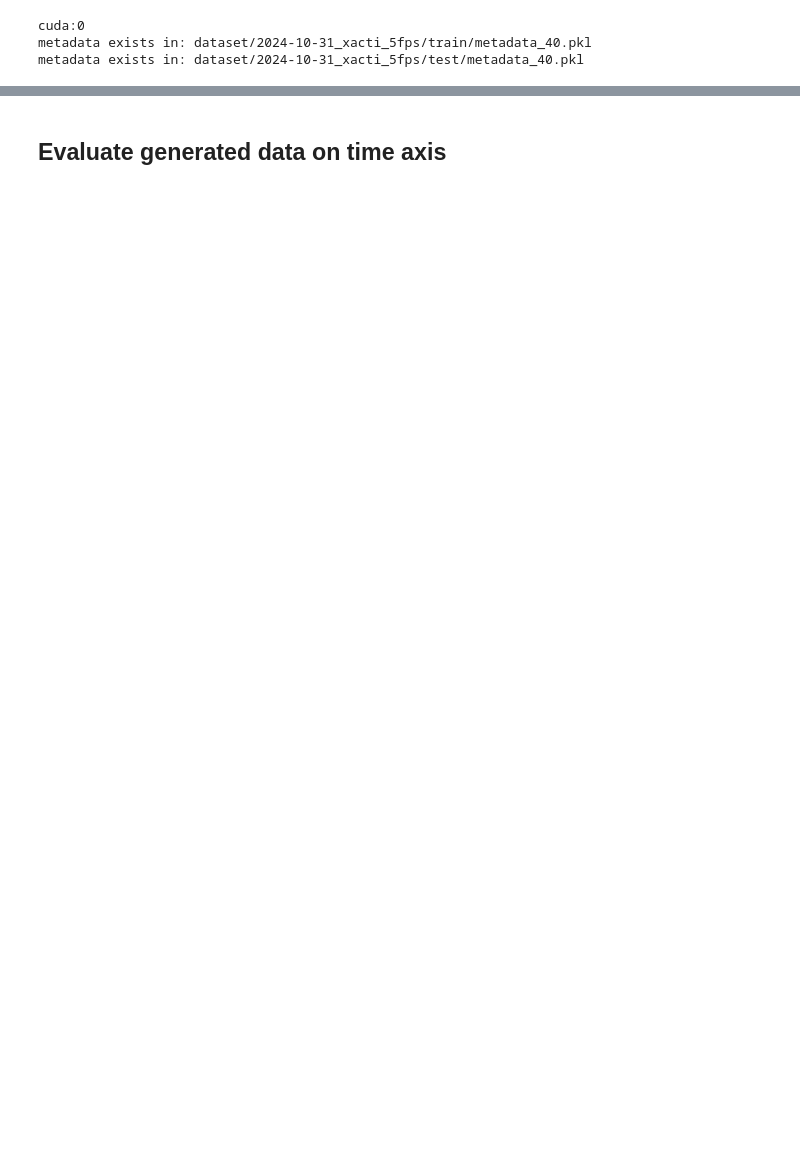
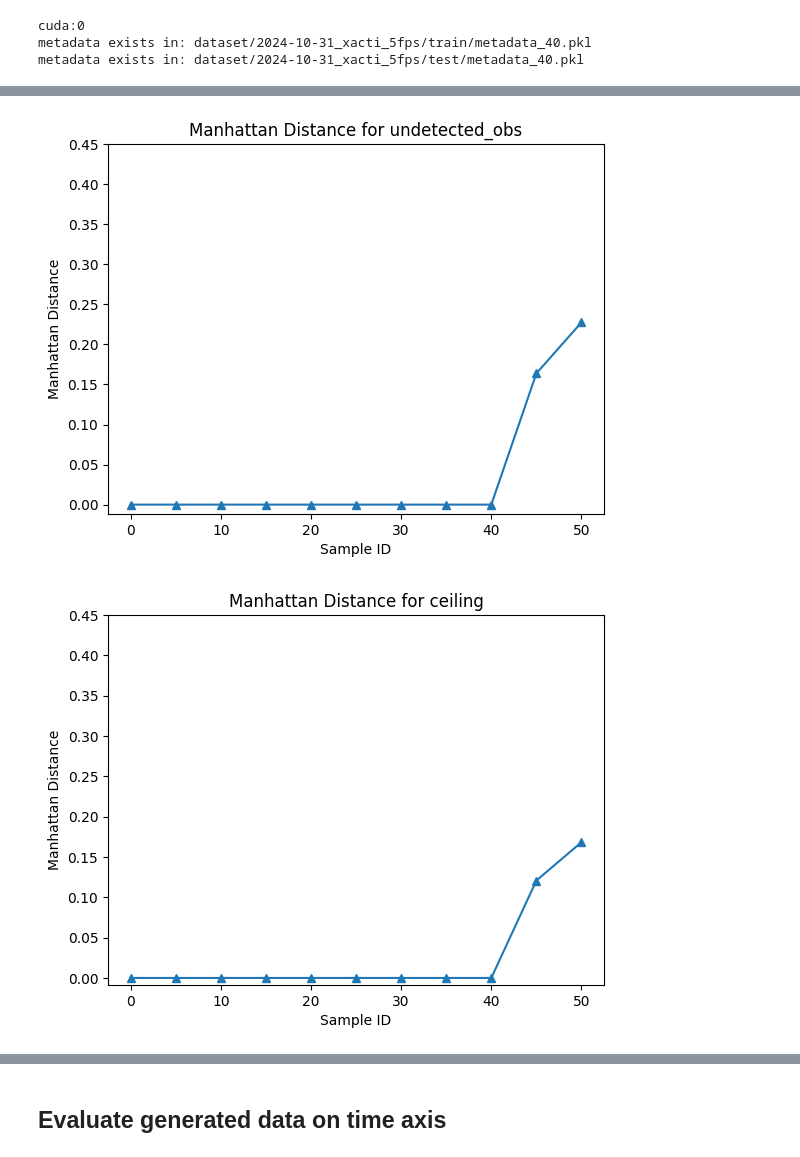
Before and after one commit to innovation-x/mmVDT_robo_nav, a Jupyter notebook: evaluation.ipynb, the cells around one changed output, grey strips where cells are left out. Drawn from its saved outputs; the diff is of its cells as text; code cells hidden in the pictures; blank space fills up the shorter version.

```diff
--- a/evaluation.ipynb
+++ b/evaluation.ipynb
@@ -326,0 +456,58 @@ visual_MD(distances)
+# %%
+import torch
+
+# 读取 .pt 文件
+all_distances = torch.load('eval/all_generated_manhattan_distances_500x50.pt')
+
+# 初始化字典以存储排序后的结果
+all_sorted_distances = []
+channels = ['undetected_obs', 'ceiling', 'wall', 'detected_furniture', 'door', 'Human', 'Floor']
+
+print(len(all_distances))
+for distances in all_distances:
+
+    channel_distances = {channel: [] for channel in channels}
+    sorted_sample_distances = {}
+    for sample, distance in distances.items():
+        for channel in channels:
+            channel_distances[channel].append(distance[channel].item())
+
+    for channel in channels:
+        channel_distances[channel] = sorted(channel_distances[channel])
+
+    all_sorted_distances.append(channel_distances)
+
+# 将结果存储为字典
+torch.save(all_sorted_distances, 'eval/sorted_manhattan_distances_generated.pt')
+
+# 初始化字典以存储每个样本的平均曼哈顿距离
+average_distances = {f'Sample {i+1}': {channel: 0 for channel in channels} for i in range(50)}
+# print(average_distances)
+all_distances = torch.load('eval/sorted_manhattan_distances_generated.pt')
+
+# 遍历所有曼哈顿距离，计算每个样本的总和
+for distances in all_distances:
+    for channel, distance in distances.items():
+        for t, dist in enumerate(distance):
+            # print(average_distances['Sample ' + str(t+1)][channel])
+            average_distances['Sample ' + str(t+1)][channel] += dist
+
+# 计算每个样本的平均曼哈顿距离
+for t, distance in average_distances.items():
+    average_distances[t] = {channel: torch.tensor(dist / len(all_distances)) for channel, dist in distance.items()}
+
+# 打印每个样本的平均曼哈顿距离
+print("Average Manhattan Distances for Each Sample:")
+for sample, means in average_distances.items():
+    print(f"{sample}: {means}")
+
+# 将结果存储为字典
+torch.save(average_distances, 'eval/average_manhattan_distances_generated.pt')
+
+# Visualize the results
+from eval.utils import visual_MD
+
+# 读取 .pt 文件
+distances = torch.load('eval/average_manhattan_distances_generated.pt')
+visual_MD(distances)
+# %% [output]
@@ -326,0 +531,2 @@ visual_MD(distances)
+[figure, added]
+[figure, added]
```
Also changed, not shown: parts of 21 cells of this notebook, 15 other files.
